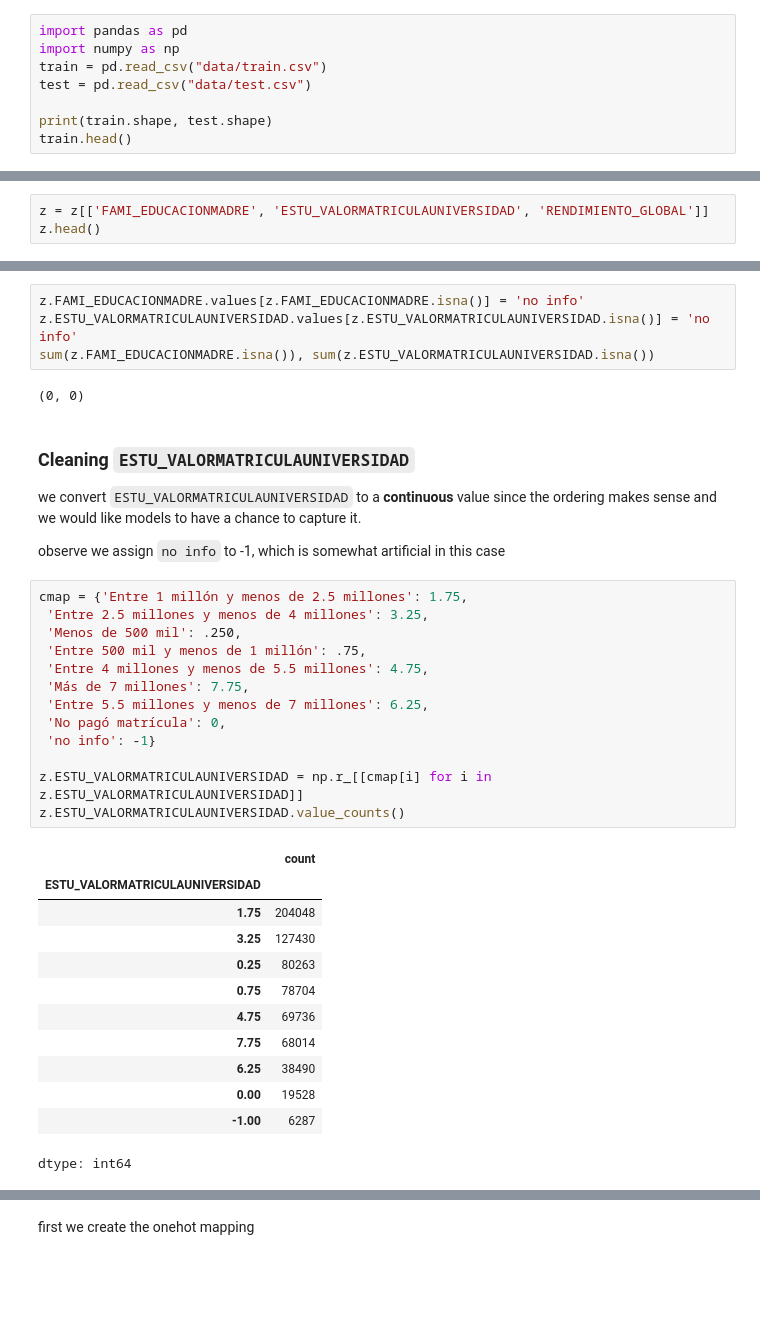
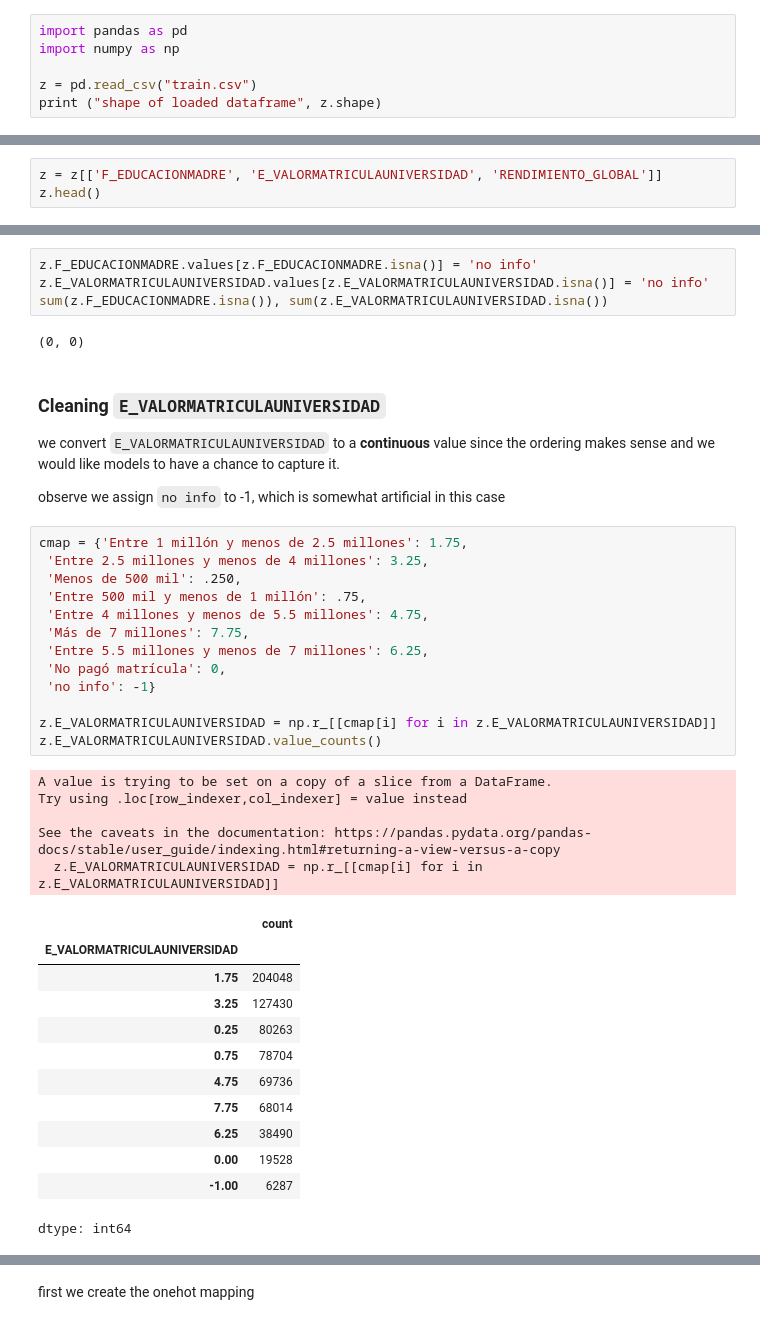
Before and after one commit to Jennyaorozco/Modelos-Simulaci-n-I-Proyecto-Kaggle, a Jupyter notebook: 01_Exploración.ipynb, the cells around one changed output, grey strips where cells are left out. Cells and saved outputs as stored; diff of their text form; blank space fills up the shorter version.

```diff
--- a/01_Exploración.ipynb
+++ b/01_Exploración.ipynb
@@ -86,9 +55,7 @@ submission_example.csv  test.csv  train.csv
 # %%
 import pandas as pd
 import numpy as np
-train = pd.read_csv("data/train.csv")
-test = pd.read_csv("data/test.csv")
 
-print(train.shape, test.shape)
-train.head()
+z = pd.read_csv("train.csv")
+print ("shape of loaded dataframe", z.shape)
 # %% [output]
@@ -120,4 +81,4 @@ z.head()
 # %%
-z = z[['FAMI_EDUCACIONMADRE', 'ESTU_VALORMATRICULAUNIVERSIDAD', 'RENDIMIENTO_GLOBAL']]
+z = z[['F_EDUCACIONMADRE', 'E_VALORMATRICULAUNIVERSIDAD', 'RENDIMIENTO_GLOBAL']]
 z.head()
 # %% [output]
@@ -171,31 +131,36 @@ we will substitute `nan` values with a preset symbol to mark them
 # %%
-z.FAMI_EDUCACIONMADRE.values[z.FAMI_EDUCACIONMADRE.isna()] = 'no info'
-z.ESTU_VALORMATRICULAUNIVERSIDAD.values[z.ESTU_VALORMATRICULAUNIVERSIDAD.isna()] = 'no info'
-sum(z.FAMI_EDUCACIONMADRE.isna()), sum(z.ESTU_VALORMATRICULAUNIVERSIDAD.isna())
+z.F_EDUCACIONMADRE.values[z.F_EDUCACIONMADRE.isna()] = 'no info'
+z.E_VALORMATRICULAUNIVERSIDAD.values[z.E_VALORMATRICULAUNIVERSIDAD.isna()] = 'no info'
+sum(z.F_EDUCACIONMADRE.isna()), sum(z.E_VALORMATRICULAUNIVERSIDAD.isna())
 # %% [output]
 (0, 0)
 # %% [markdown]
-### Cleaning `ESTU_VALORMATRICULAUNIVERSIDAD`
+### Cleaning `E_VALORMATRICULAUNIVERSIDAD`
 
-we convert `ESTU_VALORMATRICULAUNIVERSIDAD` to a **continuous** value since the ordering makes sense and we would like models to have a chance to capture it.
+we convert `E_VALORMATRICULAUNIVERSIDAD` to a **continuous** value since the ordering makes sense and we would like models to have a chance to capture it.
 
 observe we assign `no info` to -1, which is somewhat artificial in this case
 # %%
 cmap = {'Entre 1 millón y menos de 2.5 millones': 1.75,
  'Entre 2.5 millones y menos de 4 millones': 3.25,
  'Menos de 500 mil': .250,
  'Entre 500 mil y menos de 1 millón': .75,
  'Entre 4 millones y menos de 5.5 millones': 4.75,
  'Más de 7 millones': 7.75,
  'Entre 5.5 millones y menos de 7 millones': 6.25,
  'No pagó matrícula': 0,
  'no info': -1}
 
-z.ESTU_VALORMATRICULAUNIVERSIDAD = np.r_[[cmap[i] for i in z.ESTU_VALORMATRICULAUNIVERSIDAD]]
-z.ESTU_VALORMATRICULAUNIVERSIDAD.value_counts()
+z.E_VALORMATRICULAUNIVERSIDAD = np.r_[[cmap[i] for i in z.E_VALORMATRICULAUNIVERSIDAD]]
+z.E_VALORMATRICULAUNIVERSIDAD.value_counts()
 # %% [output]
+A value is trying to be set on a copy of a slice from a DataFrame.
+Try using .loc[row_indexer,col_indexer] = value instead
+
+See the caveats in the documentation: https://pandas.pydata.org/pandas-docs/stable/user_guide/indexing.html#returning-a-view-versus-a-copy
+  z.E_VALORMATRICULAUNIVERSIDAD = np.r_[[cmap[i] for i in z.E_VALORMATRICULAUNIVERSIDAD]]
 |  | count |
-| ESTU_VALORMATRICULAUNIVERSIDAD |  |
+| E_VALORMATRICULAUNIVERSIDAD |  |
 | 1.75 | 204048 |
 | 3.25 | 127430 |
 | 0.25 | 80263 |
@@ -205,5 +170,5 @@ z.ESTU_VALORMATRICULAUNIVERSIDAD.value_counts()
 | 6.25 | 38490 |
 | 0.00 | 19528 |
 | -1.00 | 6287 |
-dtype: int64
+dtype: int64
 # %% [markdown]
```
Also changed, not shown: parts of 53 cells of this notebook.
